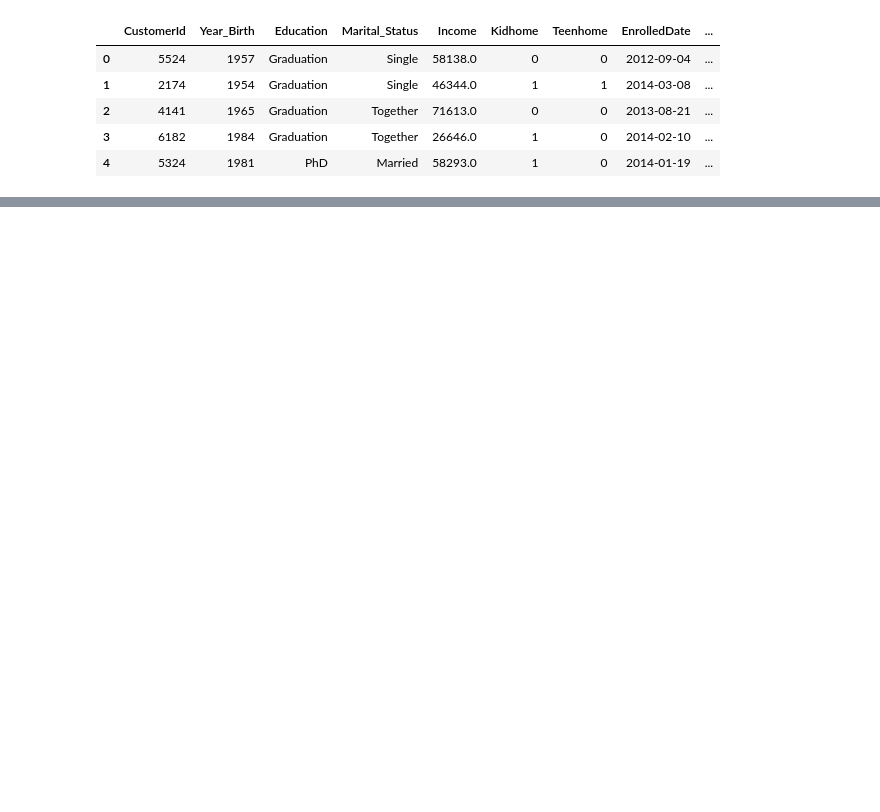
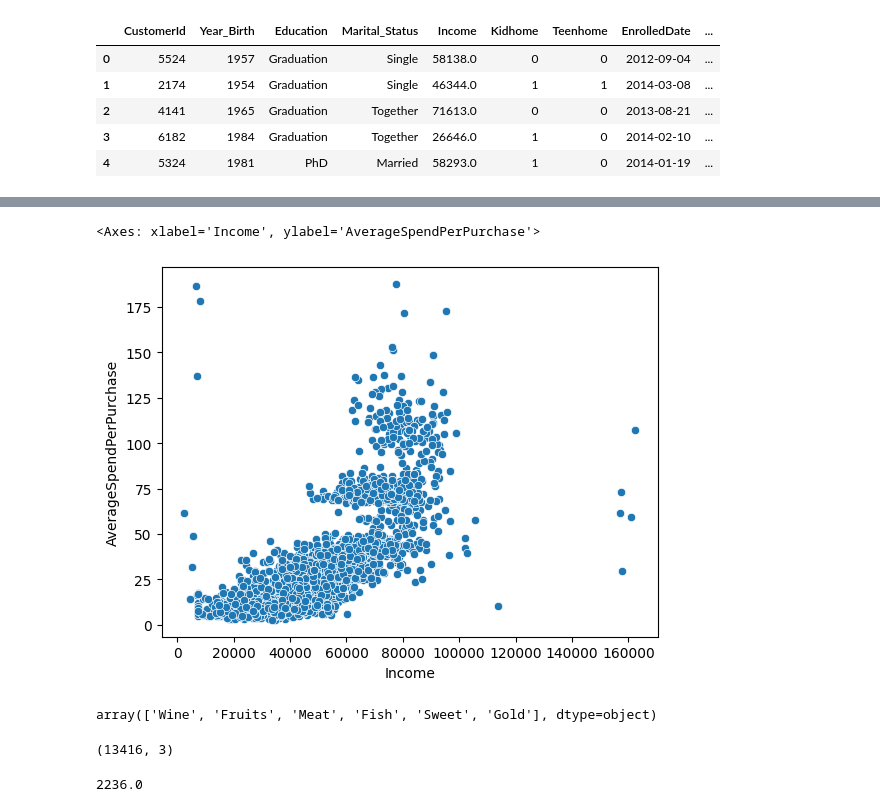
Before and after one commit to akshaykumar2972/POC2025, a Jupyter notebook: EDA.ipynb, the cells around one changed output, grey strips where cells are left out. Saved outputs shown, nothing was run; the diff lists cells and outputs as text; code cells hidden in the pictures; blank space fills up the shorter version.

```diff
--- a/EDA.ipynb
+++ b/EDA.ipynb
@@ -39,0 +49,5 @@ df.iloc[:,16:].head()
+# %%
+sns.scatterplot(x='Income', y='AverageSpendPerPurchase', data=df.loc[df['AverageSpendPerPurchase'] < 1500])
+# %% [output]
+<Axes: xlabel='Income', ylabel='AverageSpendPerPurchase'>
+[figure, added]
@@ -39,0 +62,12 @@ df.iloc[:,16:].head()
+# %%
+df_amount['ProductCategory'].unique()
+# %% [output]
+array(['Wine', 'Fruits', 'Meat', 'Fish', 'Sweet', 'Gold'], dtype=object)
+# %%
+df_amount.shape
+# %% [output]
+(13416, 3)
+# %%
+df_amount.shape[0]/6
+# %% [output]
+2236.0
```
Also changed, not shown: parts of 60 cells of this notebook.
